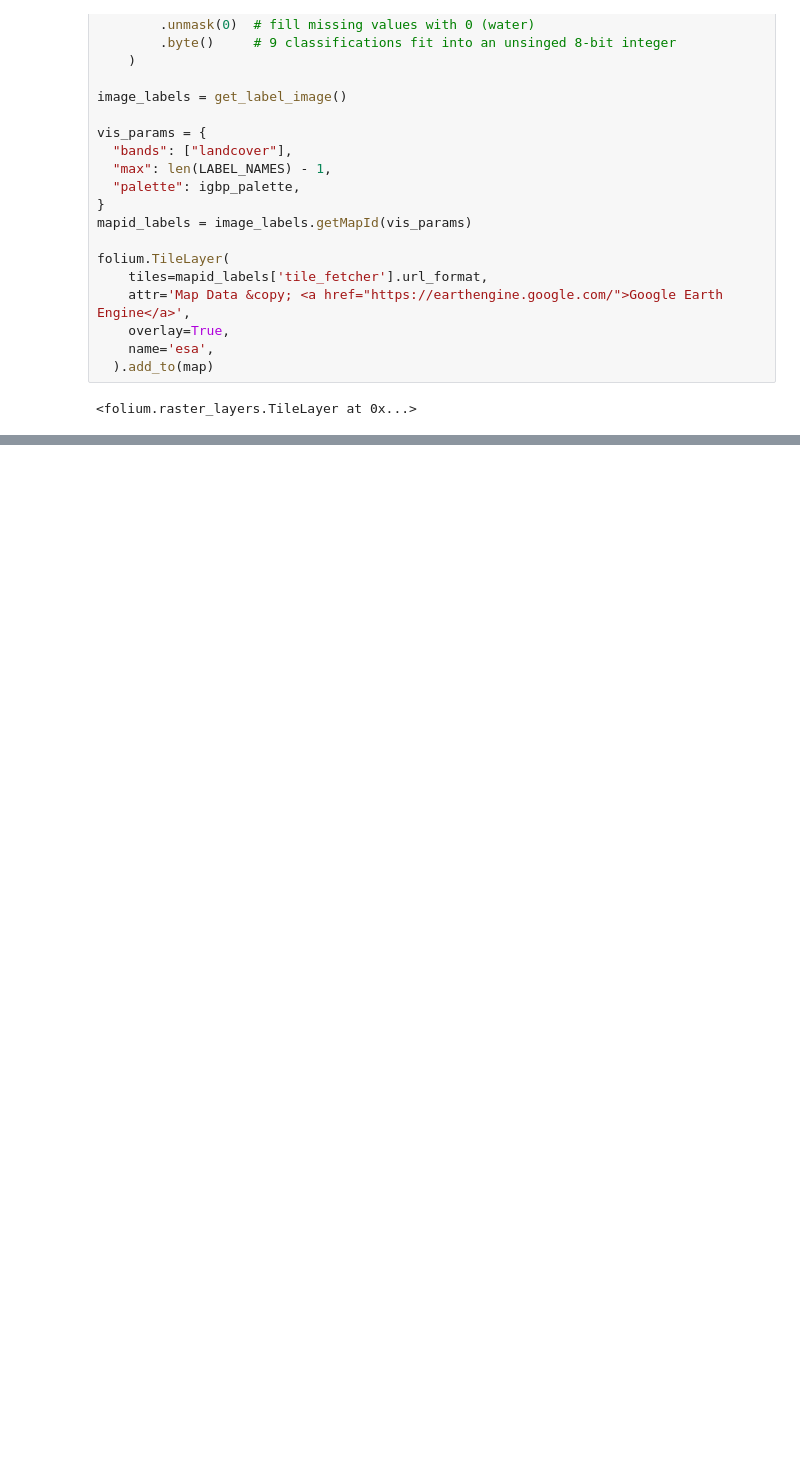
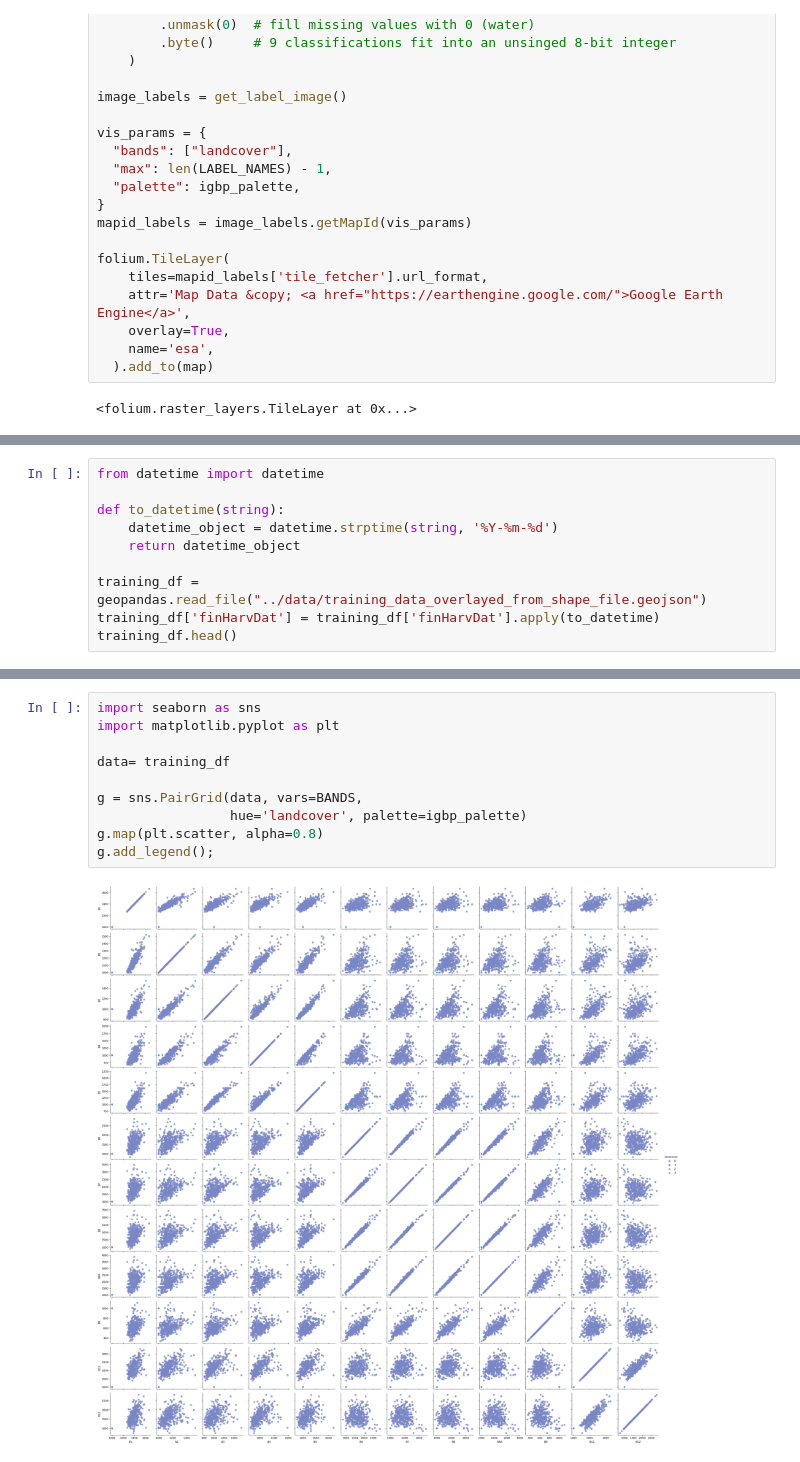
Before and after one commit to ta0a2000t/NASA_Harvest_repo, a Jupyter notebook: Harvest_Event_Detec/harvest_event_detec/sandbox.ipynb, the cells around one changed output, grey strips where cells are left out. Saved outputs shown, nothing was run; the diff lists cells and outputs as text; blank space fills up the shorter version.

```diff
--- a/Harvest_Event_Detec/harvest_event_detec/sandbox.ipynb
+++ b/Harvest_Event_Detec/harvest_event_detec/sandbox.ipynb
@@ -377,0 +201,10 @@ model.compile(loss = 'binary_crossentropy', optimizer='adam', metrics=['categori
+# %%
+from datetime import datetime
+
+def to_datetime(string):
+    datetime_object = datetime.strptime(string, '%Y-%m-%d')
+    return datetime_object
+
+training_df = geopandas.read_file("../data/training_data_overlayed_from_shape_file.geojson")
+training_df['finHarvDat'] = training_df['finHarvDat'].apply(to_datetime)
+training_df.head()
@@ -398,0 +431,12 @@ Epoch 50/50
+# %%
+import seaborn as sns
+import matplotlib.pyplot as plt
+
+data= training_df
+
+g = sns.PairGrid(data, vars=BANDS,
+                 hue='landcover', palette=igbp_palette)
+g.map(plt.scatter, alpha=0.8)
+g.add_legend();
+# %% [output]
+[figure, added]
```
Also changed, not shown: parts of 55 cells of this notebook, 4 other files.
